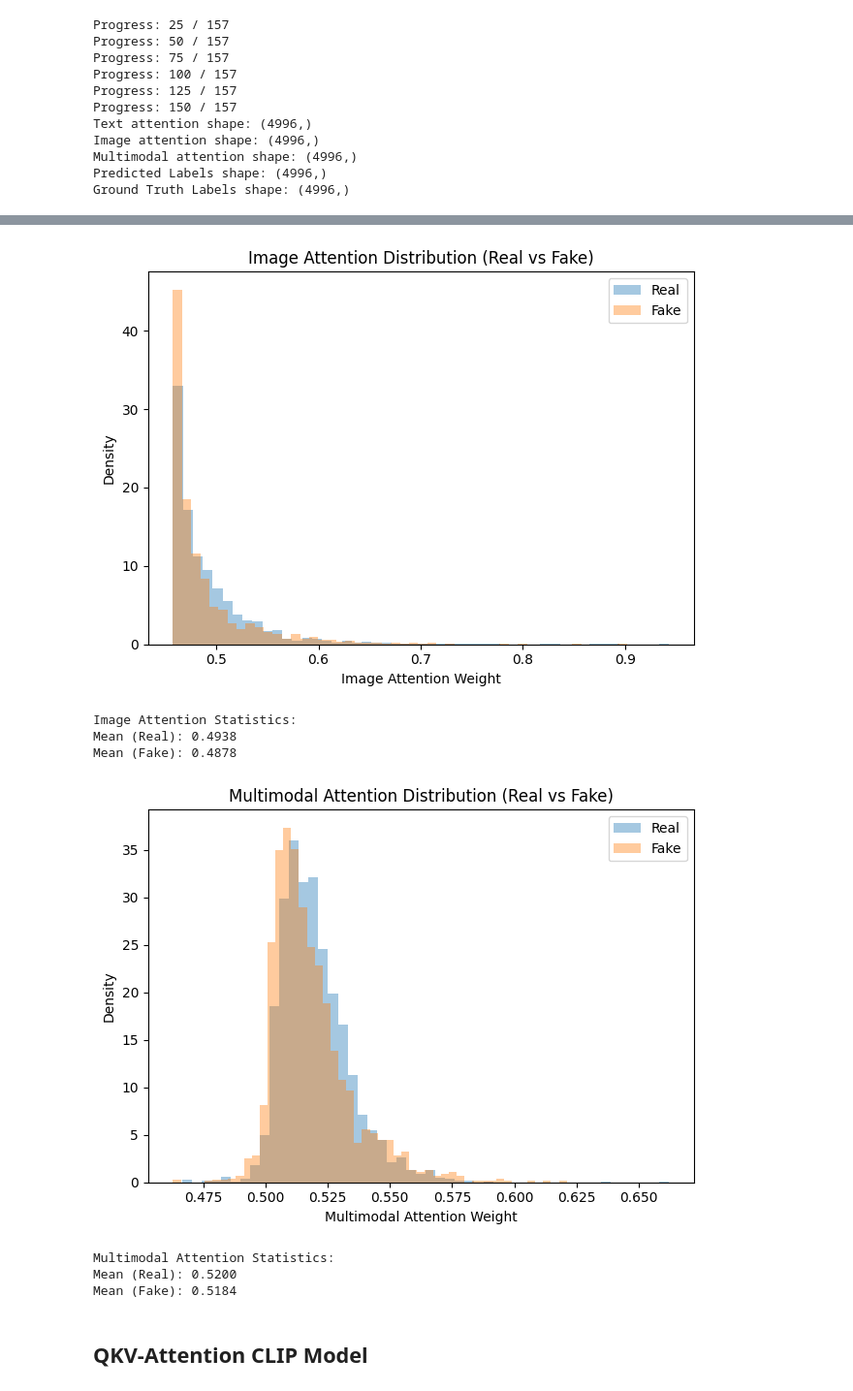
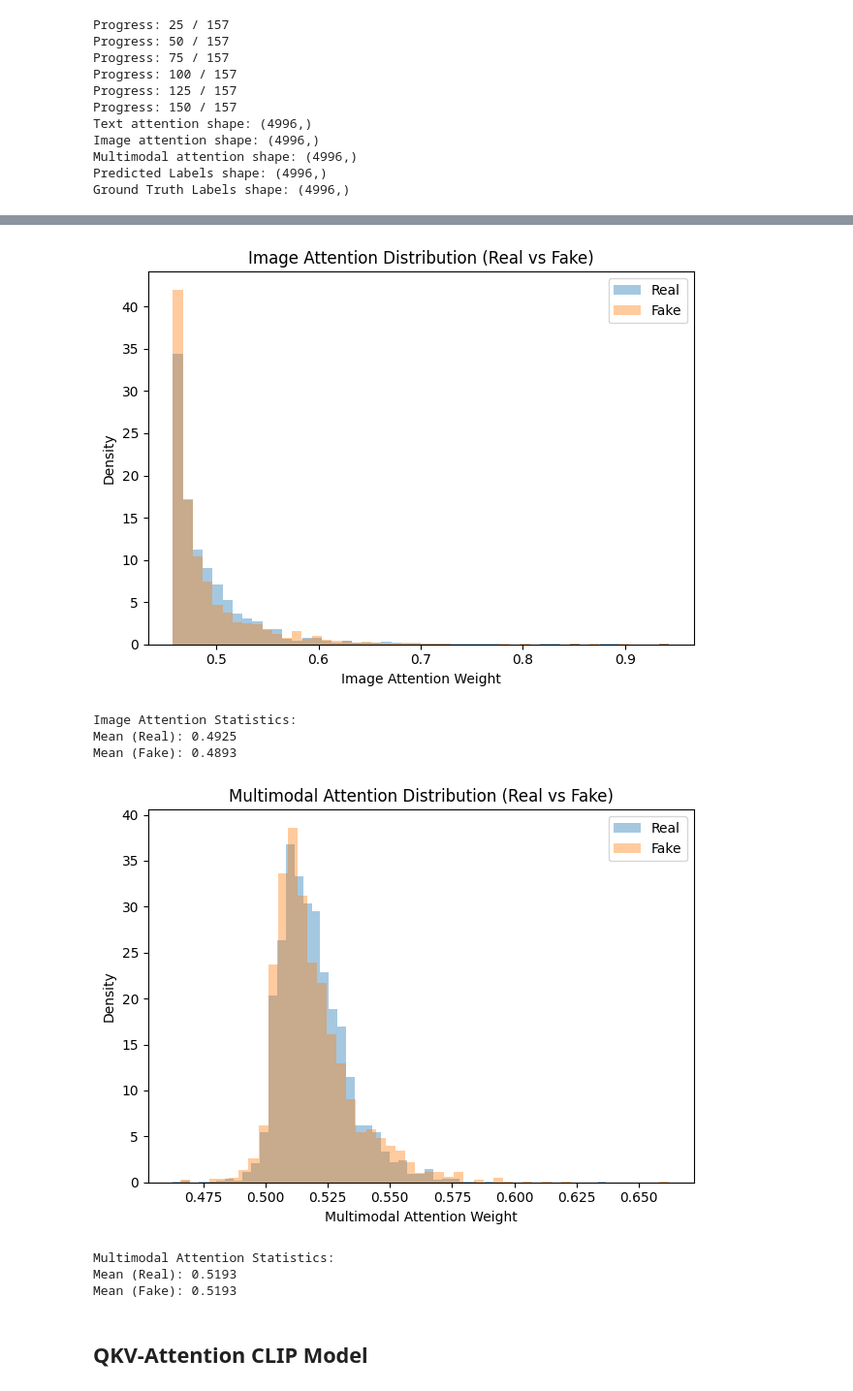
Before and after one commit to Ravi-Raghavan/ESE-5460-Final-Project, a Jupyter notebook: notebooks/multimodal/CLIP/CLIP_Models_Analysis.ipynb, the cells around one changed output, grey strips where cells are left out. Shown at 97% size. Cells and saved outputs as stored; diff of their text form; code cells hidden in the pictures.

```diff
--- a/notebooks/multimodal/CLIP/CLIP_Models_Analysis.ipynb
+++ b/notebooks/multimodal/CLIP/CLIP_Models_Analysis.ipynb
@@ -653,6 +653,7 @@ Ground Truth Labels shape: (4996,)
 text_attention_array = np.load("../../../output/text_attention.npy")
 image_attention_array = np.load("../../../output/image_attention.npy")
 multimodal_attention_array = np.load("../../../output/multimodal_attention.npy")
+predicted_labels = np.load("../../../output/test_predicted_labels.npy")
 ground_truth_labels = np.load("../../../output/test_ground_truth_labels.npy")
 
 
@@ -688,17 +689,17 @@ Mean (Fake): 0.6503
 # %%
-plot_attention_distribution(image_attention_array, ground_truth_labels, "Image")
+plot_attention_distribution(image_attention_array, predicted_labels, "Image")
 # %% [output]
-[figure, old version]
+[figure, new version]
 Image Attention Statistics:
-Mean (Real): 0.4938
-Mean (Fake): 0.4878
+Mean (Real): 0.4925
+Mean (Fake): 0.4893
 # %%
-plot_attention_distribution(multimodal_attention_array, ground_truth_labels, "Multimodal")
+plot_attention_distribution(multimodal_attention_array, predicted_labels, "Multimodal")
 # %% [output]
-[figure, old version]
+[figure, new version]
 Multimodal Attention Statistics:
-Mean (Real): 0.5200
-Mean (Fake): 0.5184
+Mean (Real): 0.5193
+Mean (Fake): 0.5193
 # %% [markdown]
 ## QKV-Attention CLIP Model
 # %%
```
Also changed, not shown: parts of 2 cells of this notebook, 1 other file.
